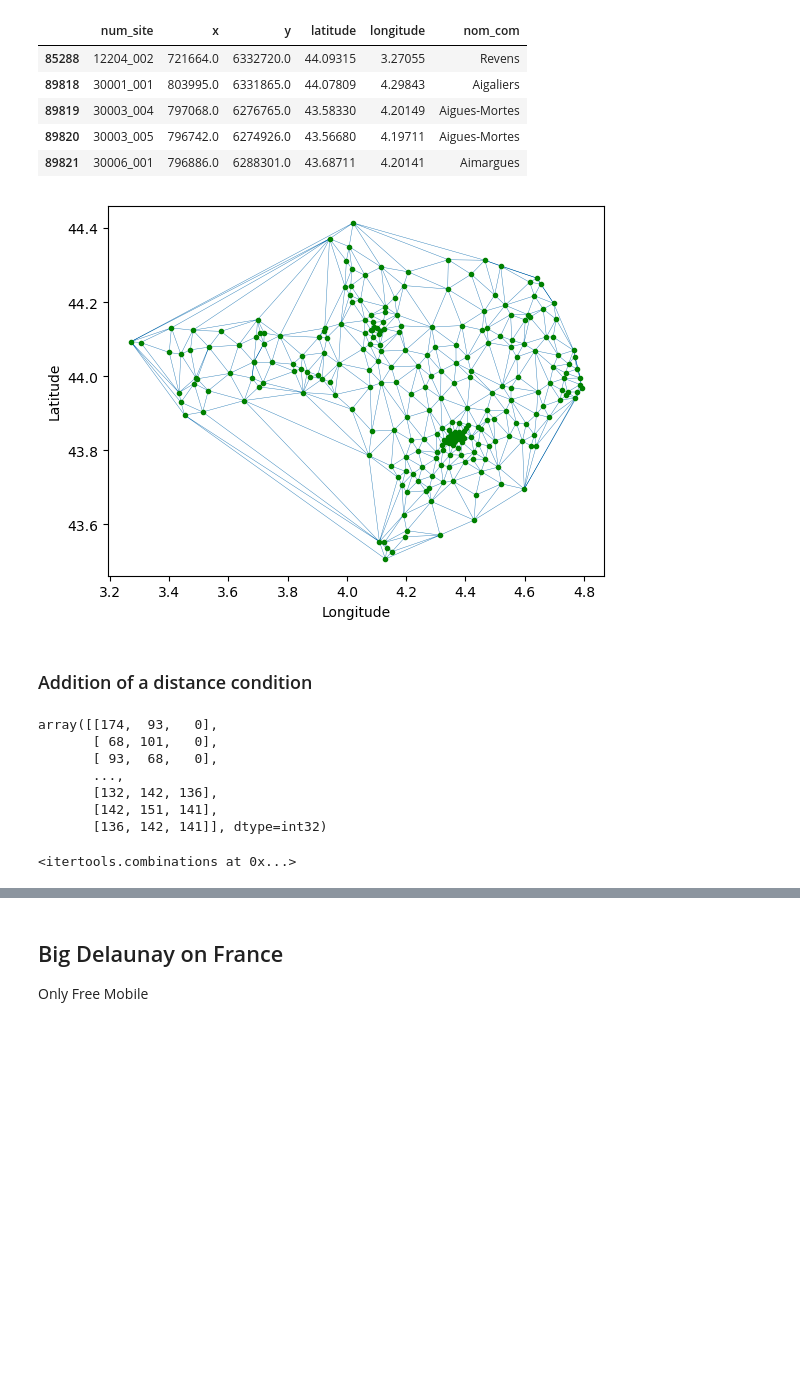
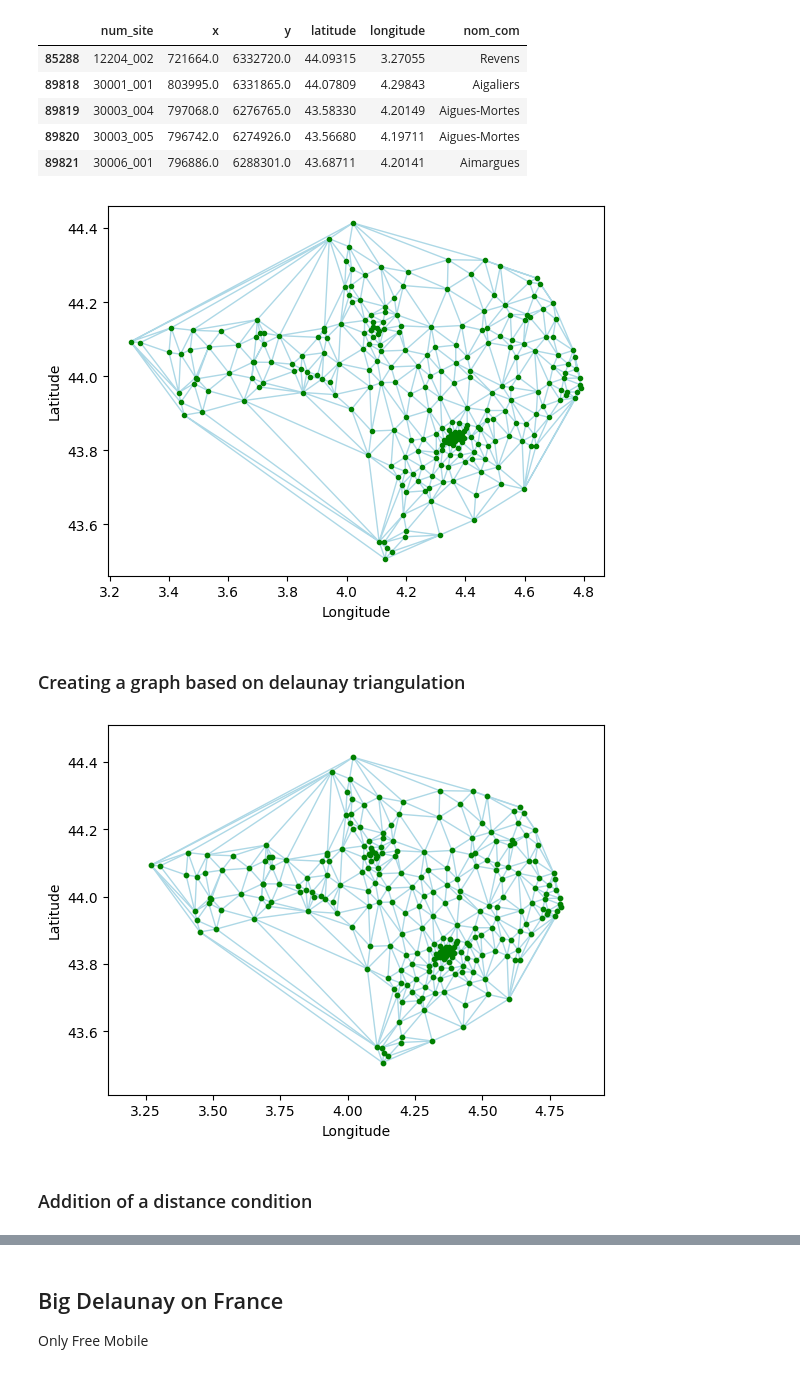
Before and after one commit to pmehaud/internship_cvut_2024, a Jupyter notebook: delaunay-voronoy/neighbours_delaunay.ipynb, the cells around one changed output, grey strips where cells are left out. Drawn from its saved outputs; the diff is of its cells as text; code cells hidden in the pictures; blank space fills up the shorter version.

```diff
--- a/delaunay-voronoy/neighbours_delaunay.ipynb
+++ b/delaunay-voronoy/neighbours_delaunay.ipynb
@@ -39,3 +120,31 @@ def plot_delaunay(points, delaunay_triangulation):
+# %%
+def plot_graph(G, pos, show=True, ax=None):
+    """ Plots a Networkx Graph.
+
+        Parameters
+        ----------
+        G : Graph
+            The Networkx Graph graph you want to plot.
+        pos : dict
+            The position of the nodes.
+        show : bool (default=True)
+            If True, shows the plot.
+        ax : Matplotlib Axes object (default=None)
+            Draw the graph in the specified Matplotlib axes.
+    """
+    if(ax!=None):
+        nx.draw_networkx(G, pos, node_size=10, with_labels=False, node_color="green", edge_color="lightblue", ax=ax)
+        plot_params("Delaunay Graph", ax, [pos[k][0] for k in pos], [pos[k][1] for k in pos])
+    else:
+        nx.draw_networkx(G, pos, node_size=10, with_labels=False, node_color="green", edge_color="lightblue")
+        plt.xlabel("Longitude")
+        plt.ylabel("Latitude")
+        plt.tick_params(
+            reset=True,
+            top=False,
+            right=False)
+    if(show):
+        plt.show()
 # %% [markdown]
 ## First try on the Gard county
 
@@ -97,18 +206,16 @@ df_gard_free_points = np.array(df_gard_free[['longitude', 'latitude']])
 # %%
 delaunay_gard_free = Delaunay(df_gard_free_points)
 # %%
-plot_delaunay(df_gard_free_points, delaunay_gard_free)
+plot_delaunay(delaunay_gard_free)
 # %% [output]
-[figure, old version]
+[figure, new version]
+# %% [markdown]
+### Creating a graph based on delaunay triangulation
+# %%
+G, pos = delaunay_to_graph(delaunay_gard_free)
+# %%
+plot_graph(G,pos)
+# %% [output]
+[figure, added]
 # %% [markdown]
 ### Addition of a distance condition
-# %%
-delaunay_gard_free.simplices
-# %% [output]
-array([[174,  93,   0],
-       [ 68, 101,   0],
-       [ 93,  68,   0],
-       ...,
-       [132, 142, 136],
-       [142, 151, 141],
-       [136, 142, 141]], dtype=int32)
@@ -118,5 +221,0 @@ from itertools import combinations
-# %%
-tmp = combinations(delaunay_gard_free.simplices[1], 2)
-tmp
-# %% [output]
-<itertools.combinations at 0x...>
```
Also changed, not shown: parts of 15 cells of this notebook.
